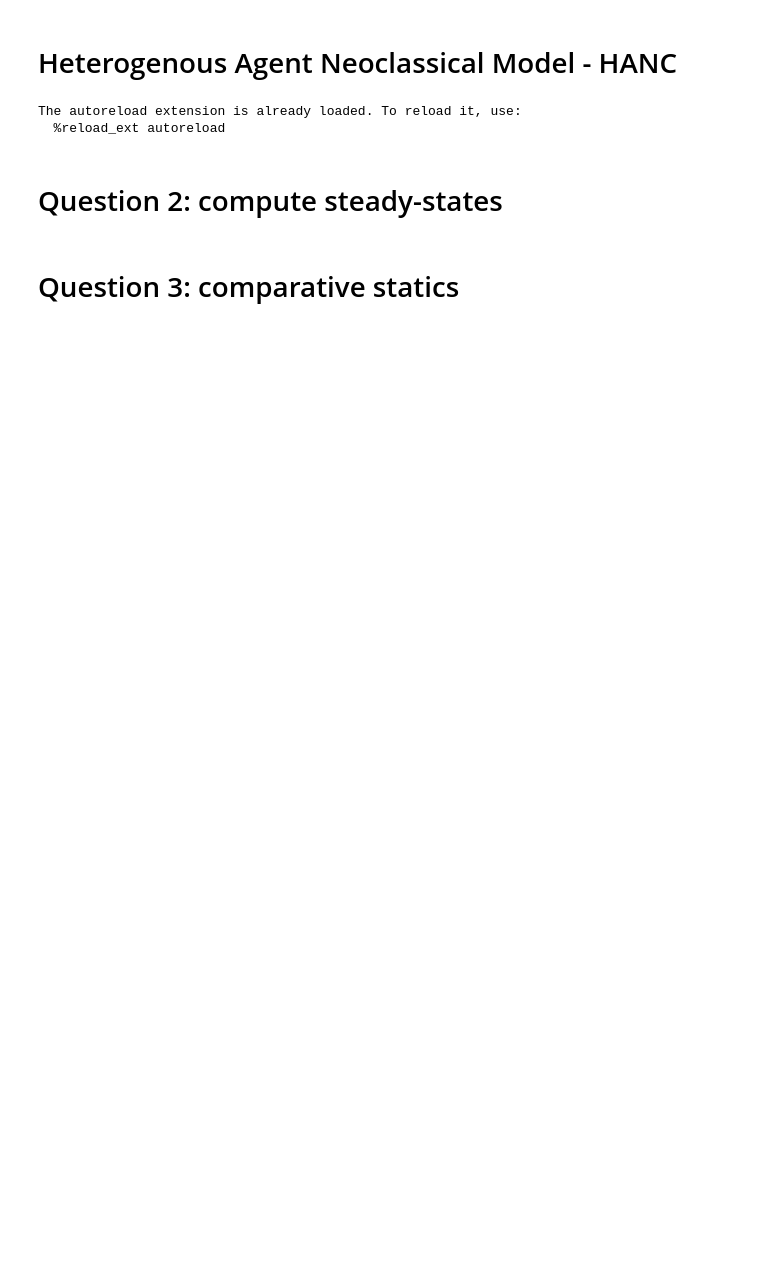
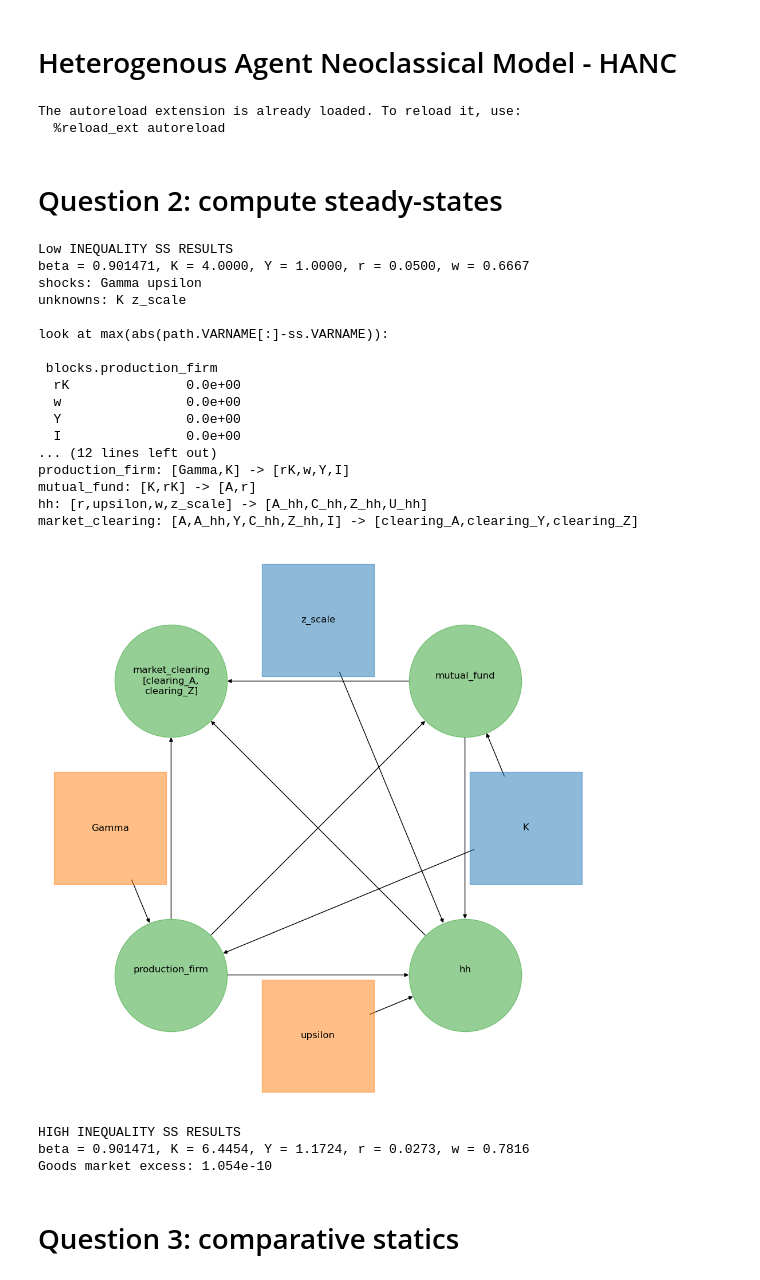
Before and after one commit to NumEconCopenhagen/AdvMacroHet, a Jupyter notebook: Assignments/Assignment I/HANC.ipynb, the cells around one changed output. Saved outputs shown, nothing was run; the diff lists cells and outputs as text; code cells hidden in the pictures; blank space fills up the shorter version.

```diff
--- a/Assignments/Assignment I/HANC.ipynb
+++ b/Assignments/Assignment I/HANC.ipynb
@@ -27,3 +21,63 @@ high_inequality = HANCModelClass(name = 'high inequality')
+# %%
+benchmark = HANCModelClass()
+benchmark.par.upsilon_ss = 1.0  # low income risk
+
+benchmark.prepare_hh_ss()
+benchmark.find_ss(method='beta', do_print=False, beta_guess=0.95, K_guess=4.0, z_scale_guess=1.0)
+print('\nLow INEQUALITY SS RESULTS')
+model=benchmark
+par = model.par
+ss = model.ss
+path = model.path
+sim = model.sim
+print(f'beta = {par.beta:.6f}, K = {ss.K:.4f}, Y = {ss.Y:.4f}, r = {ss.r:.4f}, w = {ss.w:.4f}')
+benchmark.test_path()
+beta_star   = par.beta
+Gamma_star  = getattr(par, 'Gamma_ss', getattr(ss, 'Gamma', np.nan))
+delta_star  = getattr(par, 'delta',    getattr(ss, 'delta', np.nan))
+benchmark.info(only_blocks=True)
+benchmark.draw_DAG(figsize=(10,10))
+# %% [output]
+Low INEQUALITY SS RESULTS
+beta = 0.901471, K = 4.0000, Y = 1.0000, r = 0.0500, w = 0.6667
+shocks: Gamma upsilon
+unknowns: K z_scale
+
+look at max(abs(path.VARNAME[:]-ss.VARNAME)):
+
+ blocks.production_firm
+  rK               0.0e+00
+  w                0.0e+00
+  Y                0.0e+00
+  I                0.0e+00
+... (12 lines left out)
+production_firm: [Gamma,K] -> [rK,w,Y,I]
+mutual_fund: [K,rK] -> [A,r]
+hh: [r,upsilon,w,z_scale] -> [A_hh,C_hh,Z_hh,U_hh]
+market_clearing: [A,A_hh,Y,C_hh,Z_hh,I] -> [clearing_A,clearing_Y,clearing_Z]
+[figure, added]
+# %%
+
+
+high_inequality = HANCModelClass(name='high inequality')
+
+high_inequality.par.upsilon_ss = 1.5
+high_inequality.par.beta       = beta_star
+
+high_inequality.par.Gamma_ss   = Gamma_star
+high_inequality.par.delta      = delta_star
+
+high_inequality.prepare_hh_ss()
+high_inequality.find_ss(method='direct', do_print=False, K_guess=ss.K, z_scale_guess=1.0)
+
+print('\nHIGH INEQUALITY SS RESULTS')
+print(f"beta = {high_inequality.par.beta:.6f}, K = {high_inequality.ss.K:.4f}, Y = {high_inequality.ss.Y:.4f}, r = {high_inequality.ss.r:.4f}, w = {high_inequality.ss.w:.4f}")
+goods_diff = high_inequality.ss.Y - (high_inequality.ss.C_hh + high_inequality.ss.I)
+print(f"Goods market excess: {goods_diff:.3e}")
+# %% [output]
+HIGH INEQUALITY SS RESULTS
+beta = 0.901471, K = 6.4454, Y = 1.1724, r = 0.0273, w = 0.7816
+Goods market excess: 1.054e-10
 # %% [markdown]
 # Question 3: comparative statics
 # %%
```
Also changed, not shown: parts of 19 cells of this notebook, 1 other file.
